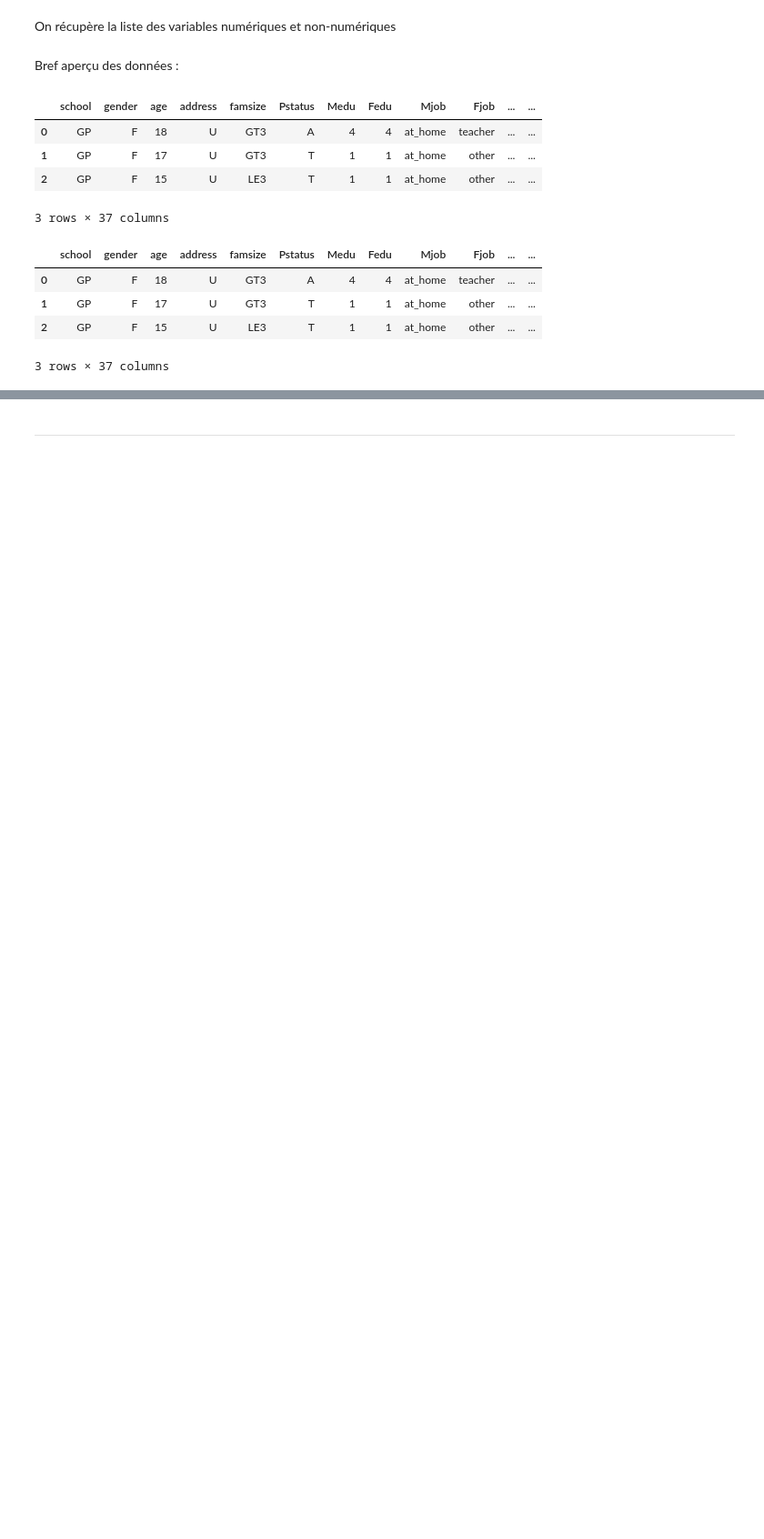
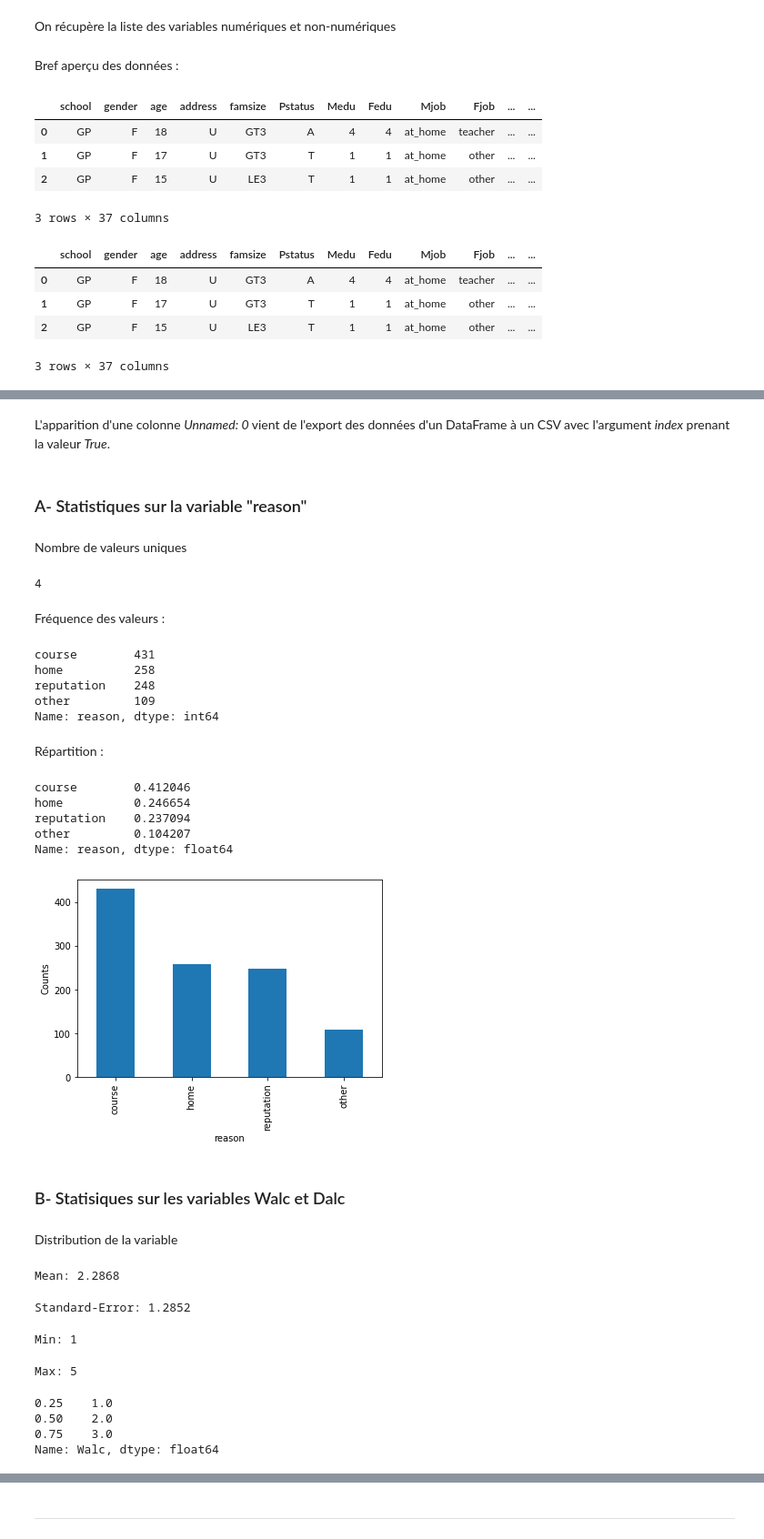
Before and after one commit to Cyrlyo/Alcohol_Students, a Jupyter notebook: Notebook/statitics.ipynb, the cells around one changed output, grey strips where cells are left out. Shown at 91% size. Cells and saved outputs as stored; diff of their text form; code cells hidden in the pictures; blank space fills up the shorter version.

```diff
--- a/Notebook/statitics.ipynb
+++ b/Notebook/statitics.ipynb
@@ -8,3 +9,4 @@ import numpy as np
 # %%
 random = pd.read_csv("../Data/student_all_community_randomweights.csv")
 xgb = pd.read_csv("../Data/student_all_community_xgbweights.csv")
+data = pd.read_csv("../Data/student_all.csv")
@@ -41,0 +58,64 @@ xgb.head(3)
+# %% [markdown]
+L'apparition d'une colonne *Unnamed: 0* vient de l'export des données d'un DataFrame à un CSV avec l'argument *index* prenant la valeur *True*.
+# %% [markdown]
+### A- Statistiques sur la variable "reason"
+# %% [markdown]
+Nombre de valeurs uniques
+# %%
+data['reason'].nunique()
+# %% [output]
+4
+# %% [markdown]
+Fréquence des valeurs :
+# %%
+data['reason'].value_counts()
+# %% [output]
+course        431
+home          258
+reputation    248
+other         109
+Name: reason, dtype: int64
+# %% [markdown]
+Répartition :
+# %%
+data['reason'].value_counts(normalize=True)
+# %% [output]
+course        0.412046
+home          0.246654
+reputation    0.237094
+other         0.104207
+Name: reason, dtype: float64
+# %%
+data['reason'].value_counts().plot(kind='bar')
+plt.xlabel('reason')
+plt.ylabel('Counts')
+plt.show()
+# %% [output]
+[figure, added]
+# %% [markdown]
+### B- Statisiques sur les variables Walc et Dalc
+# %% [markdown]
+Distribution de la variable
+# %%
+print(f"Mean: {round(data['Walc'].mean(), 4)}")
+# %% [output]
+Mean: 2.2868
+# %%
+print(f"Standard-Error: {round(data['Walc'].std(), 4)}")
+# %% [output]
+Standard-Error: 1.2852
+# %%
+print(f"Min: {data['Walc'].min()}")
+# %% [output]
+Min: 1
+# %%
+print(f"Max: {data['Walc'].max()}")
+# %% [output]
+Max: 5
+# %%
+data['Walc'].quantile([0.25, 0.5, 0.75])
+# %% [output]
+0.25    1.0
+0.50    2.0
+0.75    3.0
+Name: Walc, dtype: float64
```
Also changed, not shown: parts of 12 cells of this notebook.
